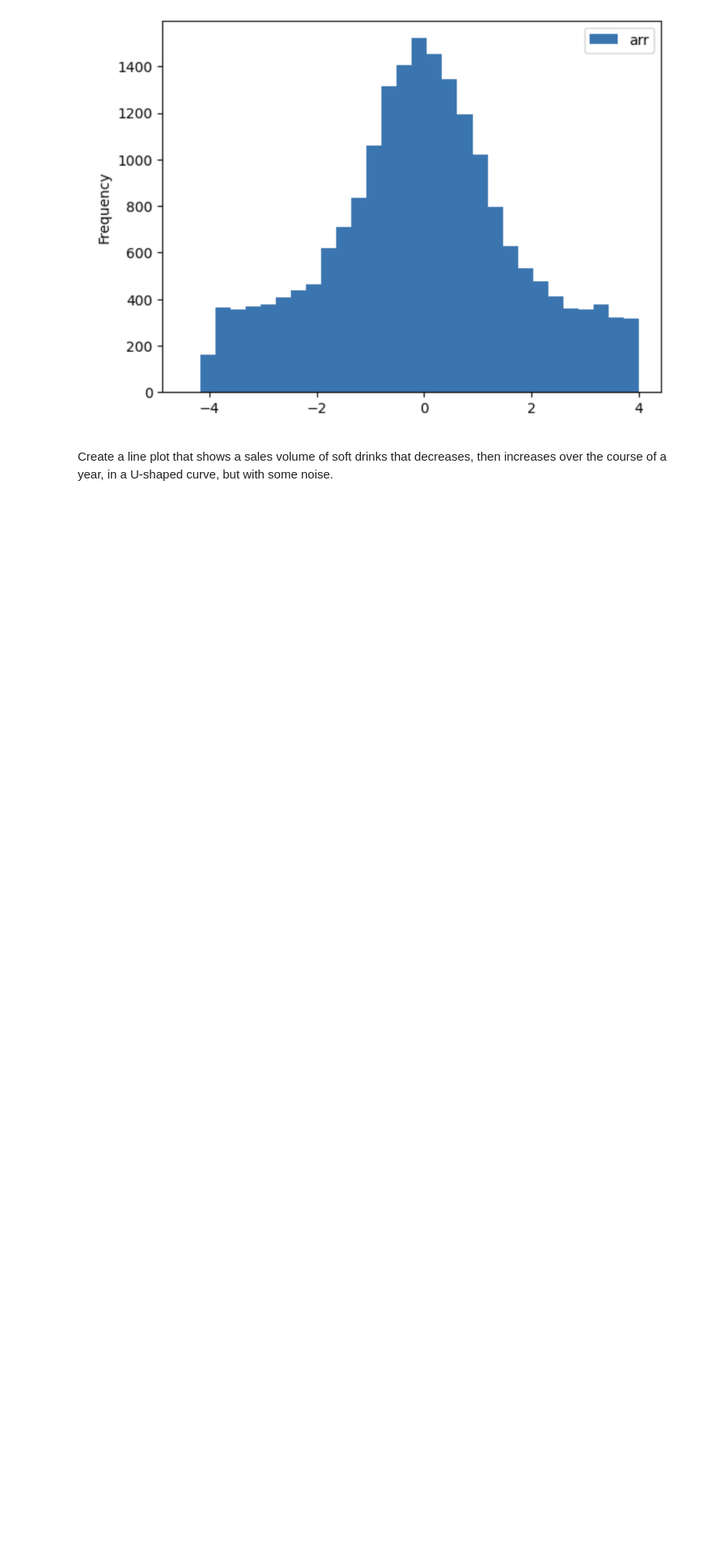
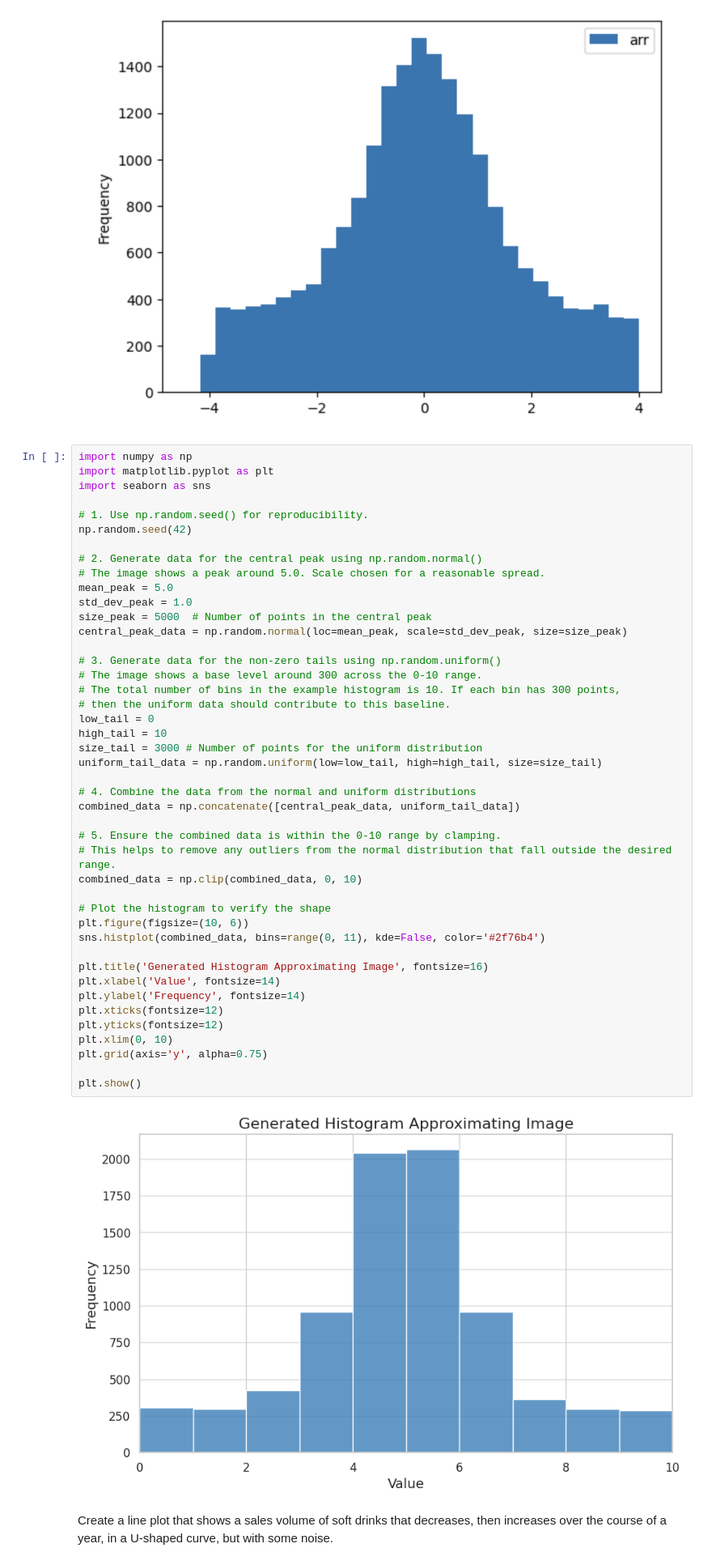
Before and after one commit to salil82/Module-B-semester-2, a Jupyter notebook: OMDS-ModB2-Week5-Deshpande-Salil.ipynb, the cells around one changed output. Shown at 81% size. Saved outputs shown, nothing was run; the diff lists cells and outputs as text; blank space fills up the shorter version.

```diff
--- a/OMDS-ModB2-Week5-Deshpande-Salil.ipynb
+++ b/OMDS-ModB2-Week5-Deshpande-Salil.ipynb
@@ -249,5 +326,51 @@ from IPython.display import Image
 Image("histogram.png")
 # %% [output]
 [figure]
+# %%
+import numpy as np
+import matplotlib.pyplot as plt
+import seaborn as sns
+
+# 1. Use np.random.seed() for reproducibility.
+np.random.seed(42)
+
+# 2. Generate data for the central peak using np.random.normal()
+# The image shows a peak around 5.0. Scale chosen for a reasonable spread.
+mean_peak = 5.0
+std_dev_peak = 1.0
+size_peak = 5000  # Number of points in the central peak
+central_peak_data = np.random.normal(loc=mean_peak, scale=std_dev_peak, size=size_peak)
+
+# 3. Generate data for the non-zero tails using np.random.uniform()
+# The image shows a base level around 300 across the 0-10 range.
+# The total number of bins in the example histogram is 10. If each bin has 300 points,
+# then the uniform data should contribute to this baseline.
+low_tail = 0
+high_tail = 10
+size_tail = 3000 # Number of points for the uniform distribution
+uniform_tail_data = np.random.uniform(low=low_tail, high=high_tail, size=size_tail)
+
+# 4. Combine the data from the normal and uniform distributions
+combined_data = np.concatenate([central_peak_data, uniform_tail_data])
+
+# 5. Ensure the combined data is within the 0-10 range by clamping.
+# This helps to remove any outliers from the normal distribution that fall outside the desired range.
+combined_data = np.clip(combined_data, 0, 10)
+
+# Plot the histogram to verify the shape
+plt.figure(figsize=(10, 6))
+sns.histplot(combined_data, bins=range(0, 11), kde=False, color='#2f76b4')
+
+plt.title('Generated Histogram Approximating Image', fontsize=16)
+plt.xlabel('Value', fontsize=14)
+plt.ylabel('Frequency', fontsize=14)
+plt.xticks(fontsize=12)
+plt.yticks(fontsize=12)
+plt.xlim(0, 10)
+plt.grid(axis='y', alpha=0.75)
+
+plt.show()
+# %% [output]
+[figure, added]
 # %% [markdown]
 Create a line plot that shows a sales volume of soft drinks that decreases, then increases over the course of a year, in a U-shaped curve, but with some noise.
```
Also changed, not shown: parts of 5 cells of this notebook.
